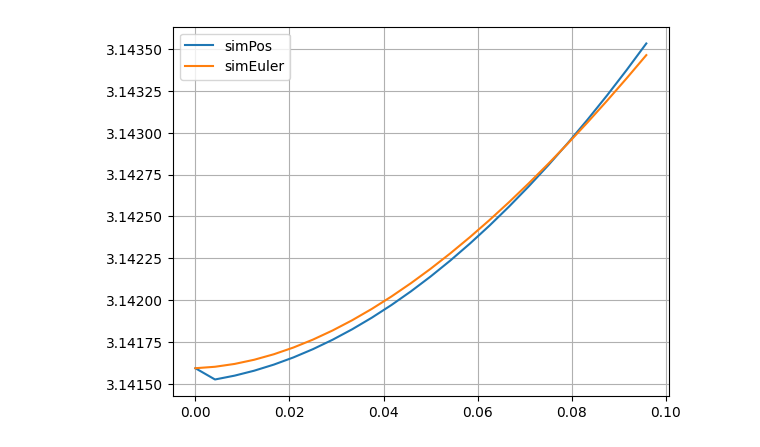
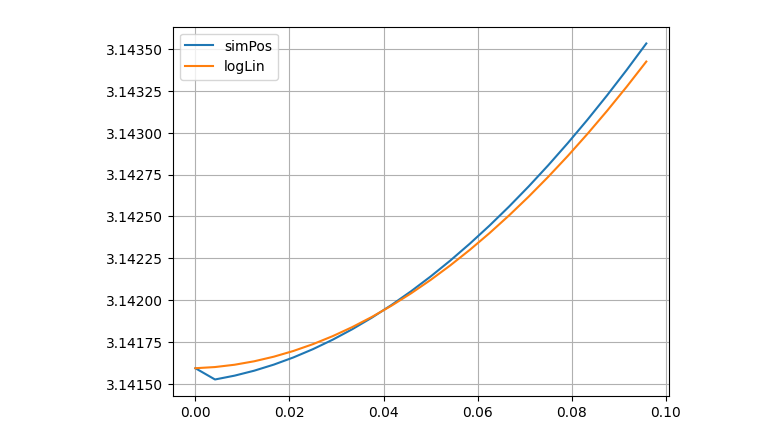
Before and after one commit to ExtremCode/mip2024, a Jupyter notebook: mip2024_08_04.ipynb, the cells around one changed output. Saved outputs shown, nothing was run; the diff lists cells and outputs as text; code cells hidden in the pictures.

Commit message:
fix coeff and add rp_linear_upper

```diff
--- a/mip2024_08_04.ipynb
+++ b/mip2024_08_04.ipynb
@@ -36,12 +36,9 @@ def symplectic_euler_param(func, x0, t, a):
 # %%
 g = 10
 L = 0.5
+m = 1
 damp = 0.5
-damp_coeff = 4.00030788 # if damp = 0.5
-damp_lin_coeff = 4.02392125 # if damp = 0.5
-torque = 0.1
-force = 0.40000977 # if torque = 0.1
-force_lin = 0.40185555 # if torque = 0.1
+force = 0.1
 dt = 1/240 # pybullet simulation step
 q0 = np.pi # np.deg2rad(15)   # starting position (radian)
 jIdx = 1
@@ -60,14 +57,17 @@ boxId = p.loadURDF("./pendulum.urdf", useFixedBase=True)
 p.changeDynamics(boxId, 1, linearDamping=0, angularDamping=0)
 
 # go to the starting position
-p.setJointMotorControl2(bodyIndex=boxId, jointIndex=jIdx, targetPosition=q0, controlMode=p.POSITION_CONTROL)
+p.setJointMotorControl2(bodyIndex=boxId, jointIndex=jIdx, targetPosition=q0,
+                        controlMode=p.POSITION_CONTROL)
 for _ in range(100):
     p.stepSimulation()
 
 # turn off the motor for the free motion
-p.setJointMotorControl2(bodyIndex=boxId, jointIndex=jIdx, targetVelocity=0, controlMode=p.VELOCITY_CONTROL, force=0)
+p.setJointMotorControl2(bodyIndex=boxId, jointIndex=jIdx, targetVelocity=0,
+                        controlMode=p.VELOCITY_CONTROL, force=0)
 for t in logTime[1:]:
-    p.setJointMotorControl2(bodyIndex=boxId, jointIndex=jIdx, controlMode=p.TORQUE_CONTROL, force=0.1)
+    p.setJointMotorControl2(bodyIndex=boxId, jointIndex=jIdx,
+                            controlMode=p.TORQUE_CONTROL, force=0.1)
     p.stepSimulation()
 
     jointState = p.getJointState(boxId, jIdx)
@@ -77,39 +77,31 @@ for t in logTime[1:]:
 
 def rp(x, t):
     return [x[1],
-            -g/L*np.sin(x[0]) - damp*damp_coeff*x[1] + force]
+            -g/L*np.sin(x[0]) - damp/(0.5*L)*x[1] + 2/(m*L)*force]
 
 def rp_lin(x, t):
     return [x[1],
-            -g/L*x[0] - damp*damp_lin_coeff*x[1] + force_lin]
+            -g/L*x[0] - damp/(0.5*L)*x[1] + 2/(m*L)*force]
 
 def rp_param(x, t, a):
     return [x[1],
             -a*np.sin(x[0])]
 
-def rp_param_demp(x, t, k):
+def rp_param_damp(x, t, k):
     return [x[1],
-            -g/L*np.sin(x[0]) - damp*k*x[1]]
+            -g/L*np.sin(x[0]) - k*x[1]]
 
-def rp_lin_param_demp(x, t, k):
+def rp_param_force(x, t, f):
     return [x[1],
-            -g/L*x[0] - damp*k*x[1]]
-
-def rp_param_torque(x, t, force):
-    return [x[1],
-            -g/L*np.sin(x[0]) - damp*damp_coeff*x[1] + force]
-
-def rp_lin_param_torque(x, t, force):
-    return [x[1],
-            -g/L*x[0] - damp*damp_coeff*x[1] + force]
+            -g/L*np.sin(x[0]) - damp/(0.5*L*m)*x[1] + f*force]
 
 def rp_param_general(x, t, list_params):
   return [x[1],
-          -list_params[0]*np.sin(x[0]) - list_params[1]*x[1] + list_params[2]]
+          -list_params[0]*np.sin(x[0]) - list_params[1]*x[1] + list_params[2]*force]
 
-def rp_lin_param_general(x, t, list_params):
+def rp_lin_upper(x, t):
   return [x[1],
-          -list_params[0]*x[0] - list_params[1]*x[1] + list_params[2]]
+          -g/L*np.sin(np.pi)-g/L*np.cos(np.pi)*(x[0]-np.pi) - damp/(0.5*L*m)*x[1] + 2/(m*L)*force]
 
 # theta = odeint(rp, [q0, 0], logTime)
 # logTheor = theta[:,0]
@@ -123,47 +115,58 @@ def rp_lin_param_general(x, t, list_params):
 # (l2, linf) = cost(logPos - logEuler)
 # print(l2, linf)
 
-# thetaLin = symplectic_euler(rp_lin, [q0, 0], logTime)
-# logLin = thetaLin[:, 0]
+thetaLin = symplectic_euler(rp_lin_upper, [q0, 0], logTime)
+logLin = thetaLin[:, 0]
 
 def l2_cost(a):
-    xx = symplectic_euler_param(rp_lin_param_general, [q0, 0], logTime, a)
+    xx = symplectic_euler_param(rp_param_force, [q0, 0], logTime, a[0])
+    return cost(logPos-xx[:,0])[0]
+
+def l2_cost_general(a):
+    xx = symplectic_euler_param(rp_param_general, [q0, 0], logTime, a)
     return cost(logPos-xx[:,0])[0]
 
 def get_l2_optim_param(func, list_params):
   """
   input: list_params = [a - coeff before sinus,
                         k - coeff before dtheta,
-                        f - force]
+                        f - coeff before force]
   return: list of optimal parameters
   """
-  return minimize(l2_cost, list_params)
+  return minimize(l2_cost_general, list_params)
 
-k0 = [18, 1, 1]
+k0 = [18, 2, 2]
 print(f'init k: {k0}')
-# res = minimize(l2_cost_torque, k0)
-res = get_l2_optim_param(rp_lin_param_general, k0)
+# res = minimize(l2_cost, k0)
+res = get_l2_optim_param(rp_param_general, k0)
 print(f'l2_res: {res.fun}')
 print(f'k: {res.x}')
 
-theta = symplectic_euler_param(rp_lin_param_general, [q0, 0], logTime, res.x)
+theta = symplectic_euler_param(rp_param_general, [q0, 0], logTime, res.x)
 logEuler = theta[:, 0]
 
-# a0 = [0.9*g/L]
+# theta = symplectic_euler(rp, [q0, 0], logTime)
+# logRP = theta[:, 0]
+
+# print(f"l2_cost_rp: {cost(logPos - logRP)}")
+
+# a0 = [2/(m*L)]
 # print(f'init a: {a0}')
 # res = minimize(l2_cost, a0)
 # print(f'l2_res: {res.fun}')
 # print(f'a: {res.x}')
-# print(f'a_th: {g/L}')
 # a = res.x[0]
+
+# theta = symplectic_euler_param(rp_param_force, [q0, 0], logTime, res.x[0])
+# logEuler = theta[:, 0]
 
 import matplotlib.pyplot as plt
 
 plt.grid(True)
 plt.plot(logTime, logPos, label = "simPos")
-# plt.plot(logTime, logTheor, label = "simTheor")
-plt.plot(logTime, logEuler, label = "simEuler")
-# plt.plot(logTime, logLin, label = "logLin")
+# plt.plot(logTime, logRP, label = "simRP")
+# plt.plot(logTime, logEuler, label = "simEuler")
+plt.plot(logTime, logLin, label = "logLin")
 plt.legend()
 
 plt.show()
@@ -181 +184 @@ k: [1.81693483 8.30798895 6.20535822]
-[figure, old version]
+[figure, new version]
```
Also changed, not shown: parts of 1 cell of this notebook.
